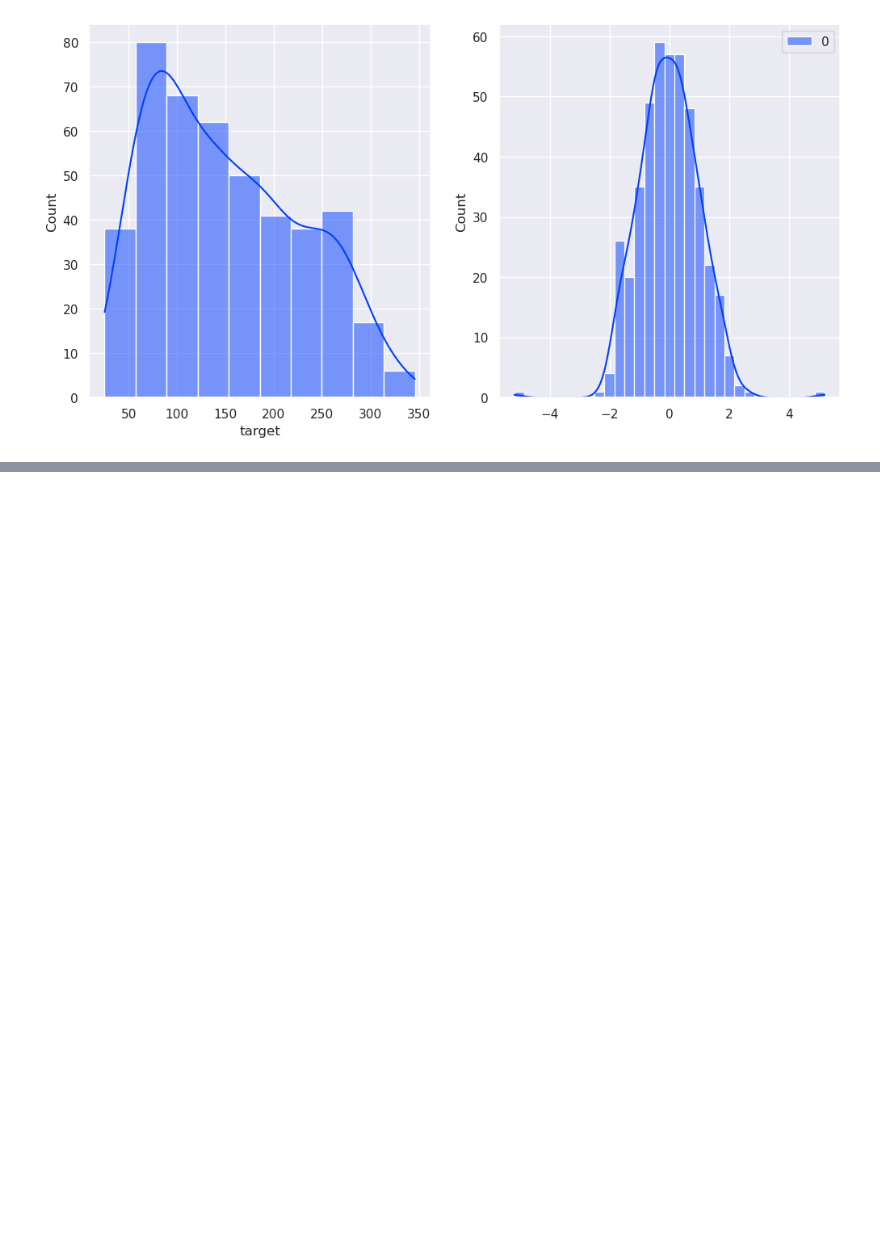
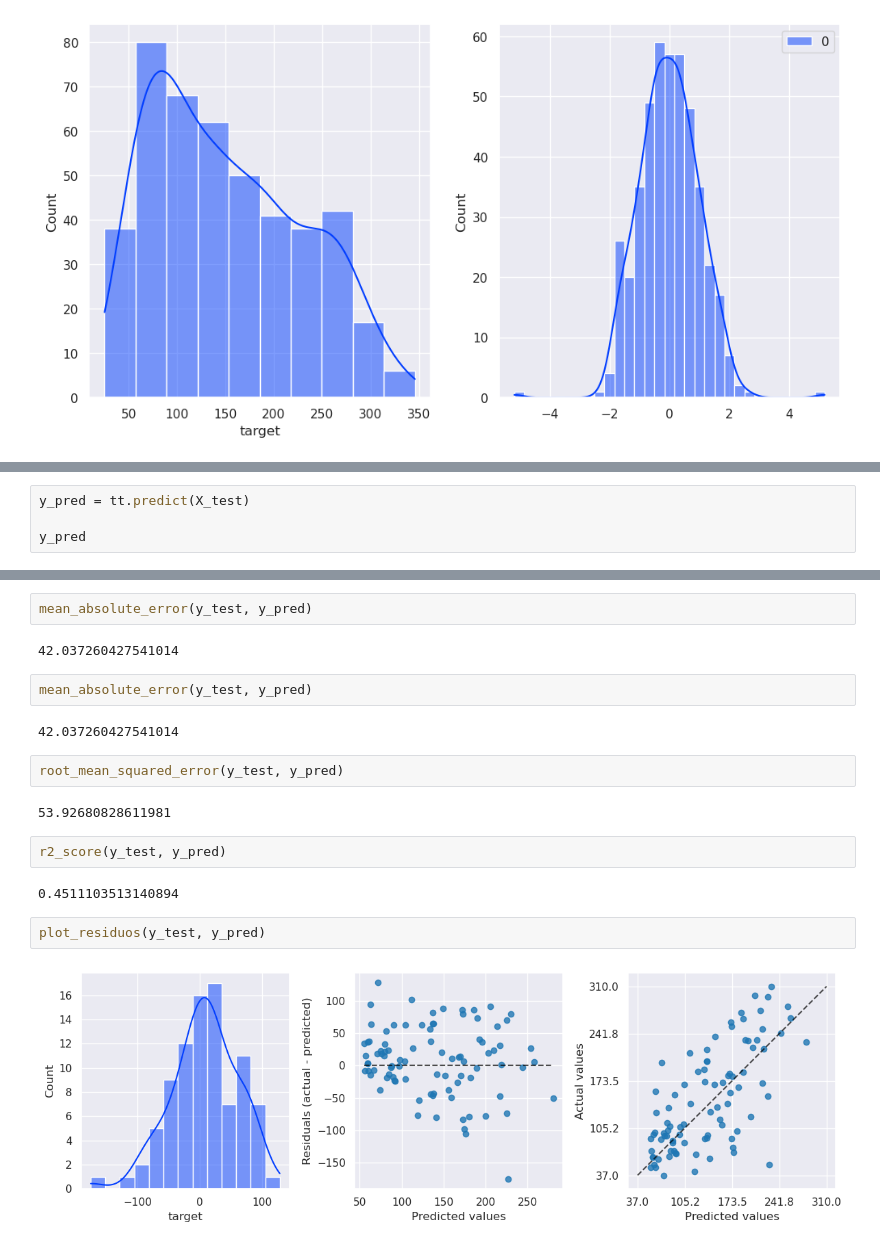
Before and after one commit to PauloViniciusR/Modelos_regressao, a Jupyter notebook: notebooks/07_target_transformer.ipynb, the cells around one changed output, grey strips where cells are left out. Cells and saved outputs as stored; diff of their text form; blank space fills up the shorter version.

```diff
--- a/notebooks/07_target_transformer.ipynb
+++ b/notebooks/07_target_transformer.ipynb
@@ -392,0 +417,4 @@ sns.histplot(y_transformado, ax=axs[1], kde=True)
+# %%
+y_pred = tt.predict(X_test)
+
+y_pred
@@ -392,0 +439,20 @@ sns.histplot(y_transformado, ax=axs[1], kde=True)
+# %%
+mean_absolute_error(y_test, y_pred)
+# %% [output]
+42.037260427541014
+# %%
+mean_absolute_error(y_test, y_pred)
+# %% [output]
+42.037260427541014
+# %%
+root_mean_squared_error(y_test, y_pred)
+# %% [output]
+53.92680828611981
+# %%
+r2_score(y_test, y_pred)
+# %% [output]
+0.4511103513140894
+# %%
+plot_residuos(y_test, y_pred)
+# %% [output]
+[figure, added]
```
Also changed, not shown: parts of 5 cells of this notebook.
